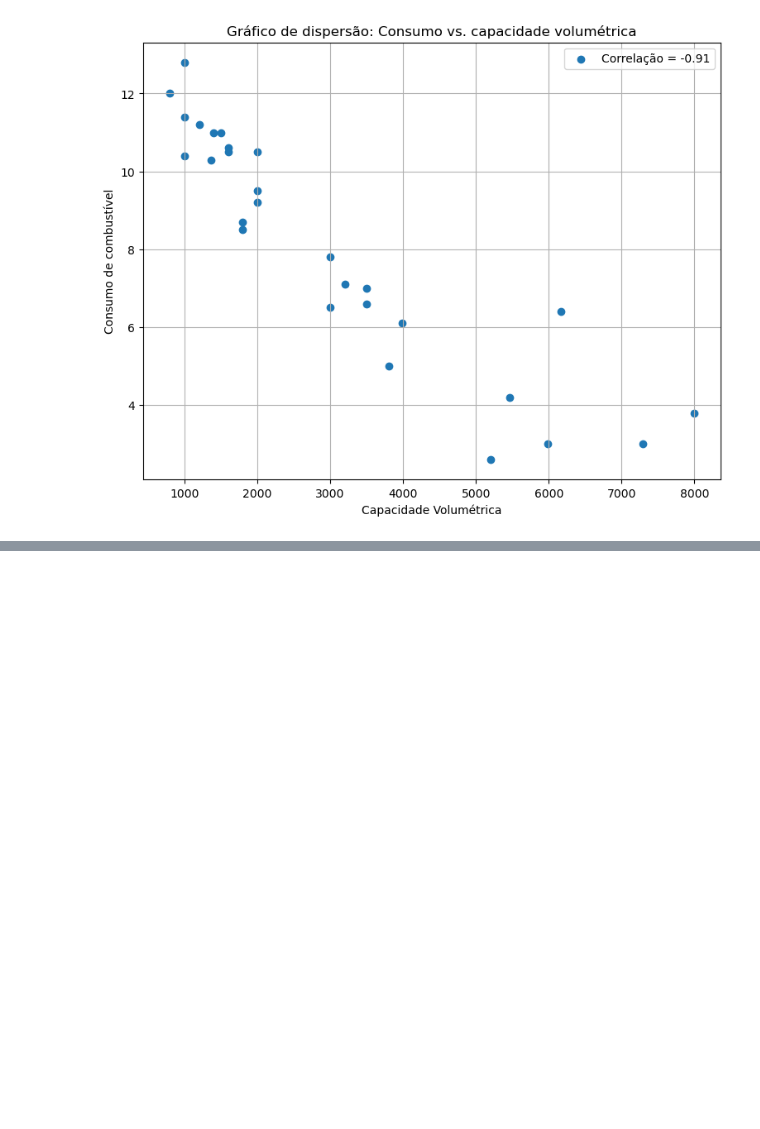
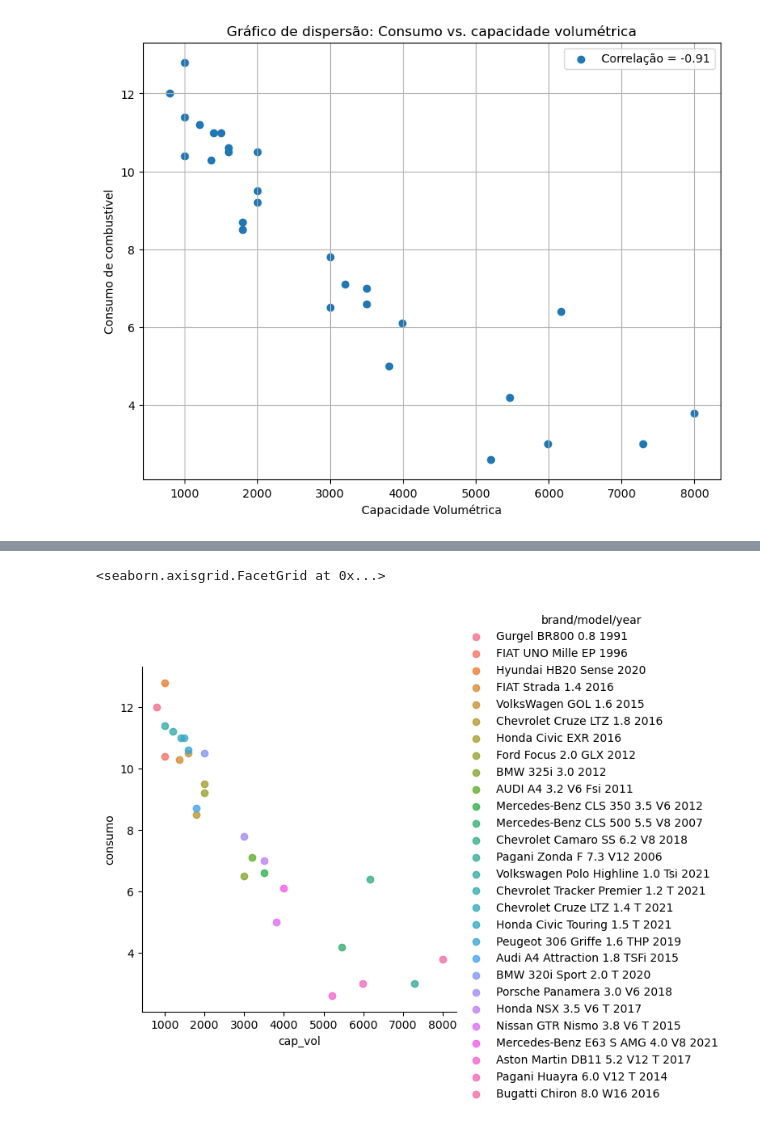
Before and after one commit to eliabev/Data_Science_Courses, a Jupyter notebook: aula_01/teste.ipynb, the cells around one changed output, grey strips where cells are left out. Drawn from its saved outputs; the diff is of its cells as text; code cells hidden in the pictures; blank space fills up the shorter version.

```diff
--- a/aula_01/teste.ipynb
+++ b/aula_01/teste.ipynb
@@ -120,0 +121,7 @@ plt.show()
+# %%
+df1 = pd.DataFrame(data=df)
+plt.rcParams.update({'figure.figsize':(10, 8), 'figure.dpi':100})
+sns.lmplot(x='cap_vol', y='consumo', hue='brand/model/year', data=df1)
+# %% [output]
+<seaborn.axisgrid.FacetGrid at 0x...>
+[figure, added]
```
Also changed, not shown: parts of 11 cells of this notebook.
